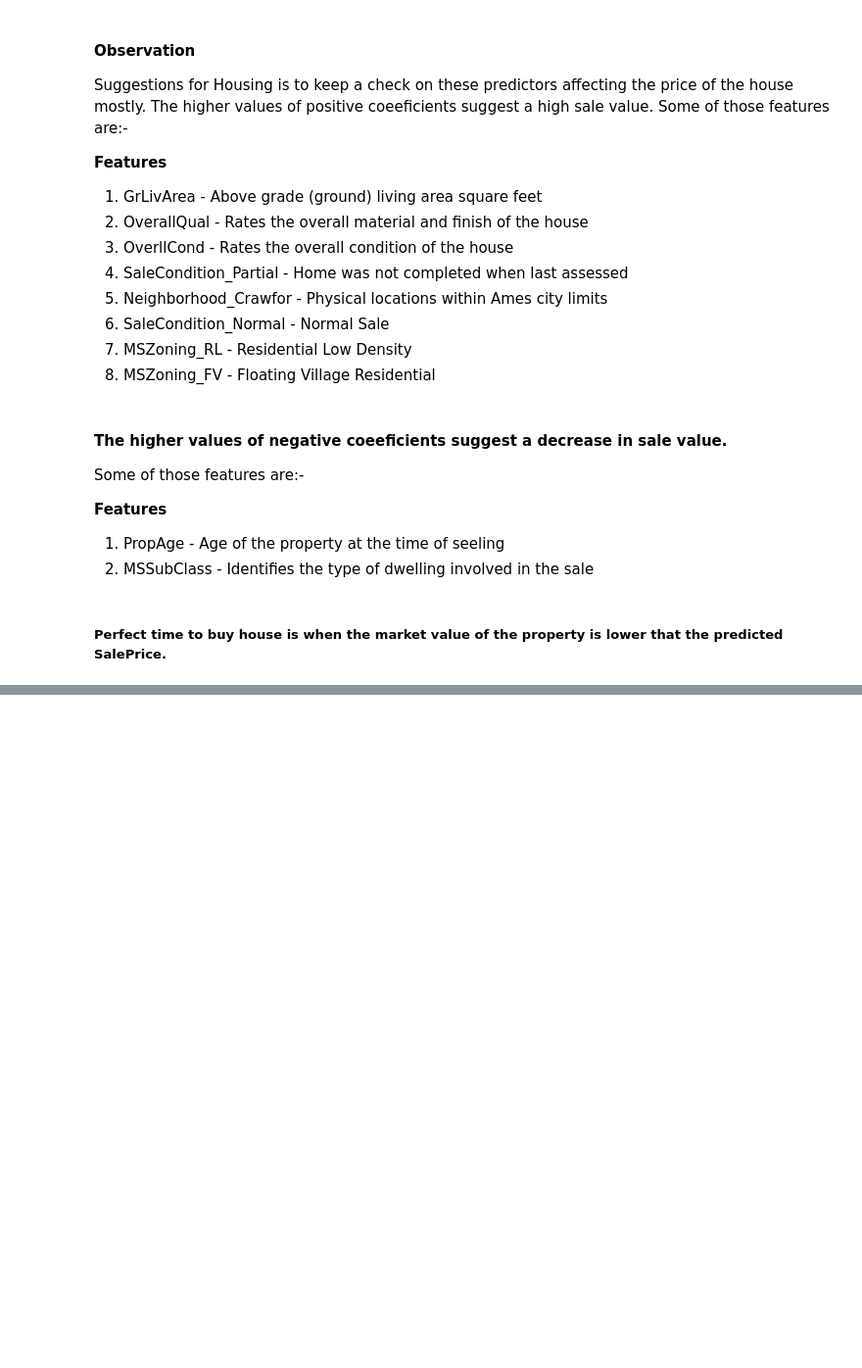
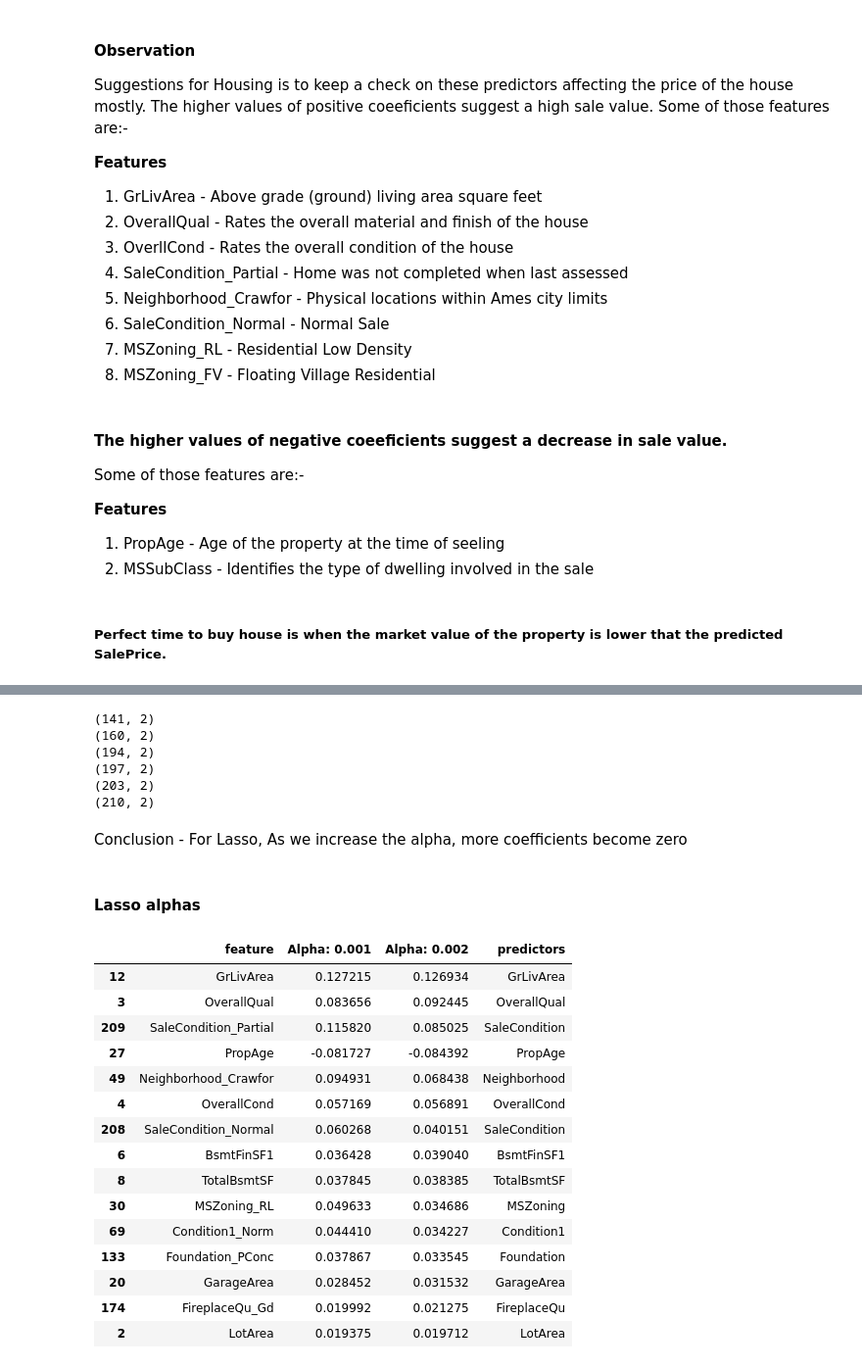
Before and after one commit to PramodKhandare/Housing-AdvanceRegression-Assignment, a Jupyter notebook: Housing_AdvanceRegression_Assignment.ipynb, the cells around one changed output, grey strips where cells are left out. Shown at 98% size. Drawn from its saved outputs; the diff is of its cells as text; code cells hidden in the pictures; blank space fills up the shorter version.

```diff
--- a/Housing_AdvanceRegression_Assignment.ipynb
+++ b/Housing_AdvanceRegression_Assignment.ipynb
@@ -1416,0 +1421,24 @@ Some of those features are:-
+# %%
+def run_multiple_alphas(model,alphas):
+
+    feature_ridge_df = pd.DataFrame(columns=['feature'], data=X_train.columns)
+    feature_lasso_df = pd.DataFrame(columns=['feature'], data=X_train.columns)
+
+    for alpha in alphas:
+        if model == 'ridge':
+            ridge = Ridge(alpha=alpha)
+            ridge.fit(X_train, y_train)
+            # Creating feature/coefficient map for future use
+            feature_ridge_df['Alpha: '+str(alpha)] = ridge.coef_
+        elif model == 'lasso':
+            lasso = Lasso(alpha=alpha)
+            lasso.fit(X_train, y_train)
+            # Creating feature/coefficient map for future use
+            feature_lasso_df['Alpha: '+str(alpha)] = lasso.coef_
+
+    if model == 'ridge':
+        return feature_ridge_df
+    else:
+        return feature_lasso_df
+# %%
+lasso_df = run_multiple_alphas('lasso',[0.001,0.002,0.01,0.02,0.05,5])
@@ -1416,0 +1454,42 @@ Some of those features are:-
+# %%
+print(lasso_df[lasso_df['Alpha: 0.001'] == 0][['feature', 'Alpha: 0.001']].shape)
+print(lasso_df[lasso_df['Alpha: 0.002'] == 0][['feature', 'Alpha: 0.002']].shape)
+print(lasso_df[lasso_df['Alpha: 0.01'] == 0][['feature', 'Alpha: 0.01']].shape)
+print(lasso_df[lasso_df['Alpha: 0.02'] == 0][['feature', 'Alpha: 0.02']].shape)
+print(lasso_df[lasso_df['Alpha: 0.05'] == 0][['feature', 'Alpha: 0.05']].shape)
+print(lasso_df[lasso_df['Alpha: 5'] == 0][['feature', 'Alpha: 5']].shape)
+# %% [output]
+(141, 2)
+(160, 2)
+(194, 2)
+(197, 2)
+(203, 2)
+(210, 2)
+# %% [markdown]
+Conclusion - For Lasso, As we increase the alpha, more coefficients become zero
+# %% [markdown]
+#### Lasso alphas
+# %%
+# We know alpha = 0.001 is optimal value
+lasso_df = lasso_df[['feature','Alpha: 0.001', 'Alpha: 0.002']]
+lasso_df = lasso_df.reindex(lasso_df['Alpha: 0.002'].abs().sort_values(ascending=False).index)
+lasso_df['predictors'] = lasso_df['feature'].apply(lambda x:x.split('_')[0])
+# %%
+lasso_df.head(15)
+# %% [output]
+|  | feature | Alpha: 0.001 | Alpha: 0.002 | predictors |
+| 12 | GrLivArea | 0.127215 | 0.126934 | GrLivArea |
+| 3 | OverallQual | 0.083656 | 0.092445 | OverallQual |
+| 209 | SaleCondition_Partial | 0.115820 | 0.085025 | SaleCondition |
+| 27 | PropAge | -0.081727 | -0.084392 | PropAge |
+| 49 | Neighborhood_Crawfor | 0.094931 | 0.068438 | Neighborhood |
+| 4 | OverallCond | 0.057169 | 0.056891 | OverallCond |
+| 208 | SaleCondition_Normal | 0.060268 | 0.040151 | SaleCondition |
+| 6 | BsmtFinSF1 | 0.036428 | 0.039040 | BsmtFinSF1 |
+| 8 | TotalBsmtSF | 0.037845 | 0.038385 | TotalBsmtSF |
+| 30 | MSZoning_RL | 0.049633 | 0.034686 | MSZoning |
+| 69 | Condition1_Norm | 0.044410 | 0.034227 | Condition1 |
+| 133 | Foundation_PConc | 0.037867 | 0.033545 | Foundation |
+| 20 | GarageArea | 0.028452 | 0.031532 | GarageArea |
+| 174 | FireplaceQu_Gd | 0.019992 | 0.021275 | FireplaceQu |
+| 2 | LotArea | 0.019375 | 0.019712 | LotArea |
```
Also changed, not shown: parts of 14 cells of this notebook, 1 other file.
